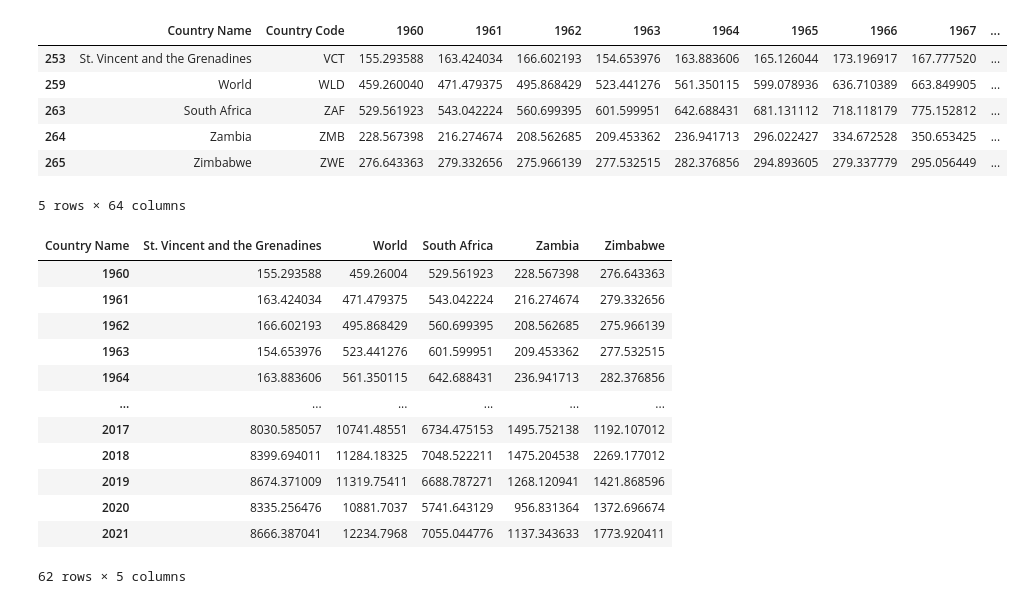
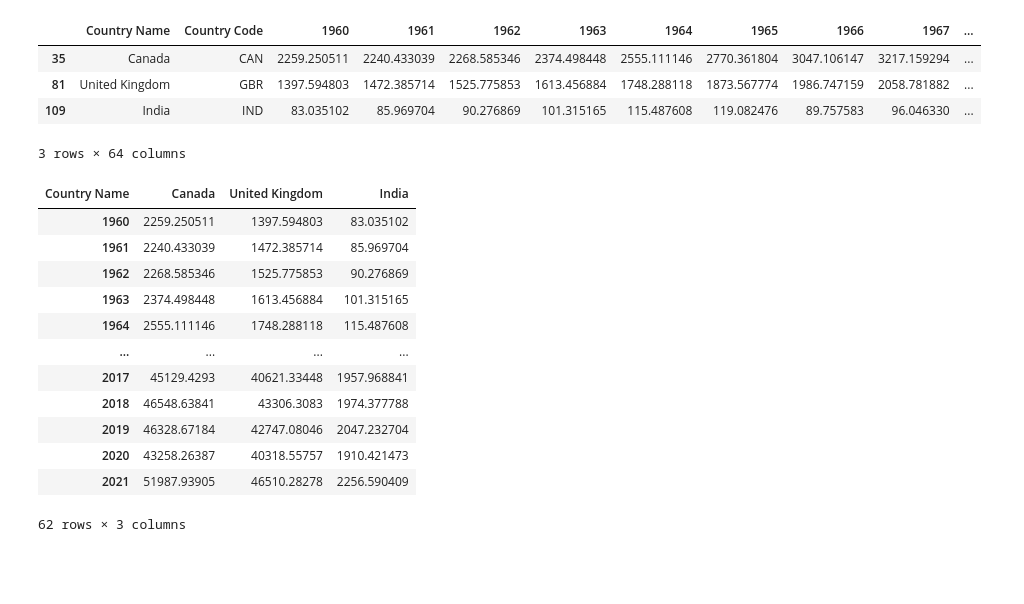
Before and after one commit to puneethegde72/Cluster-and-Fitting, a Jupyter notebook: Cluster and Fitting .ipynb, the cells around one changed output. Saved outputs shown, nothing was run; the diff lists cells and outputs as text; code cells hidden in the pictures; blank space fills up the shorter version.

```diff
--- a/Cluster and Fitting .ipynb
+++ b/Cluster and Fitting .ipynb
@@ -8,7 +9,7 @@ import seaborn as sns
 # %%
 """Reading manipulating file with country name
 and returning a dataframe and transpose of the dataframe as return"""
-def dataFrame(file_name, col, value1):
+def dataFrame(file_name, col, value1,countries):
     # Reading Data for dataframe
     df = pd.read_csv(file_name, skiprows = 4)
     # Grouping data with col value
@@ -20,7 +21,7 @@ def dataFrame(file_name, col, value1):
     #Storing the column data in a variable
     a = df1['Country Name']
     # cropping the data from dataframe
-    df1 = df1.iloc[253:275,2:]
+    df1 = df1.iloc[countries,2:]
     df1 = df1.drop(columns=['Indicator Name', 'Indicator Code'])
     df1.insert(loc=0, column='Country Name', value=a)
     #Dropping the NAN values from dataframe Column wise
@@ -32,34 +33,33 @@ def dataFrame(file_name, col, value1):
 # %%
 # years using for the data analysis
 #years = 35
 # countries which are using for data analysis
-#countries = [35, 40, 55, 81, 109, 119, 202, 205, 251]
+countries = [35, 55, 81, 109]
 '''calling dataFrame functions for all the dataframe which will be used for visualization'''
 GDP_capita_c, GDP_capita_y = dataFrame("API_NY.GDP.PCAP.CD_DS2_en_csv_v2_4770417.csv",
-                                       "Indicator Name", "GDP per capita (current US$)")
+                                       "Indicator Name", "GDP per capita (current US$)",countries)
+
 GDP_capita_c
 # %% [output]
 |  | Country Name | Country Code | 1960 | 1961 | 1962 | 1963 | 1964 | 1965 | 1966 | 1967 | ... |
-| 253 | St. Vincent and the Grenadines | VCT | 155.293588 | 163.424034 | 166.602193 | 154.653976 | 163.883606 | 165.126044 | 173.196917 | 167.777520 | ... |
-| 259 | World | WLD | 459.260040 | 471.479375 | 495.868429 | 523.441276 | 561.350115 | 599.078936 | 636.710389 | 663.849905 | ... |
-| 263 | South Africa | ZAF | 529.561923 | 543.042224 | 560.699395 | 601.599951 | 642.688431 | 681.131112 | 718.118179 | 775.152812 | ... |
-| 264 | Zambia | ZMB | 228.567398 | 216.274674 | 208.562685 | 209.453362 | 236.941713 | 296.022427 | 334.672528 | 350.653425 | ... |
-| 265 | Zimbabwe | ZWE | 276.643363 | 279.332656 | 275.966139 | 277.532515 | 282.376856 | 294.893605 | 279.337779 | 295.056449 | ... |
+| 35 | Canada | CAN | 2259.250511 | 2240.433039 | 2268.585346 | 2374.498448 | 2555.111146 | 2770.361804 | 3047.106147 | 3217.159294 | ... |
+| 81 | United Kingdom | GBR | 1397.594803 | 1472.385714 | 1525.775853 | 1613.456884 | 1748.288118 | 1873.567774 | 1986.747159 | 2058.781882 | ... |
+| 109 | India | IND | 83.035102 | 85.969704 | 90.276869 | 101.315165 | 115.487608 | 119.082476 | 89.757583 | 96.046330 | ... |
-5 rows × 64 columns
+3 rows × 64 columns
 # %%
 GDP_capita_y=GDP_capita_y.drop('Country Code',axis=0)
 GDP_capita_y
 # %% [output]
-| Country Name | St. Vincent and the Grenadines | World | South Africa | Zambia | Zimbabwe |
-| 1960 | 155.293588 | 459.26004 | 529.561923 | 228.567398 | 276.643363 |
-| 1961 | 163.424034 | 471.479375 | 543.042224 | 216.274674 | 279.332656 |
-| 1962 | 166.602193 | 495.868429 | 560.699395 | 208.562685 | 275.966139 |
-| 1963 | 154.653976 | 523.441276 | 601.599951 | 209.453362 | 277.532515 |
-| 1964 | 163.883606 | 561.350115 | 642.688431 | 236.941713 | 282.376856 |
-| ... | ... | ... | ... | ... | ... |
-| 2017 | 8030.585057 | 10741.48551 | 6734.475153 | 1495.752138 | 1192.107012 |
-| 2018 | 8399.694011 | 11284.18325 | 7048.522211 | 1475.204538 | 2269.177012 |
-| 2019 | 8674.371009 | 11319.75411 | 6688.787271 | 1268.120941 | 1421.868596 |
-| 2020 | 8335.256476 | 10881.7037 | 5741.643129 | 956.831364 | 1372.696674 |
-| 2021 | 8666.387041 | 12234.7968 | 7055.044776 | 1137.343633 | 1773.920411 |
+| Country Name | Canada | United Kingdom | India |
+| 1960 | 2259.250511 | 1397.594803 | 83.035102 |
+| 1961 | 2240.433039 | 1472.385714 | 85.969704 |
+| 1962 | 2268.585346 | 1525.775853 | 90.276869 |
+| 1963 | 2374.498448 | 1613.456884 | 101.315165 |
+| 1964 | 2555.111146 | 1748.288118 | 115.487608 |
+| ... | ... | ... | ... |
+| 2017 | 45129.4293 | 40621.33448 | 1957.968841 |
+| 2018 | 46548.63841 | 43306.3083 | 1974.377788 |
+| 2019 | 46328.67184 | 42747.08046 | 2047.232704 |
+| 2020 | 43258.26387 | 40318.55757 | 1910.421473 |
+| 2021 | 51987.93905 | 46510.28278 | 2256.590409 |
-62 rows × 5 columns
+62 rows × 3 columns
```
Also changed, not shown: parts of 17 cells of this notebook.
